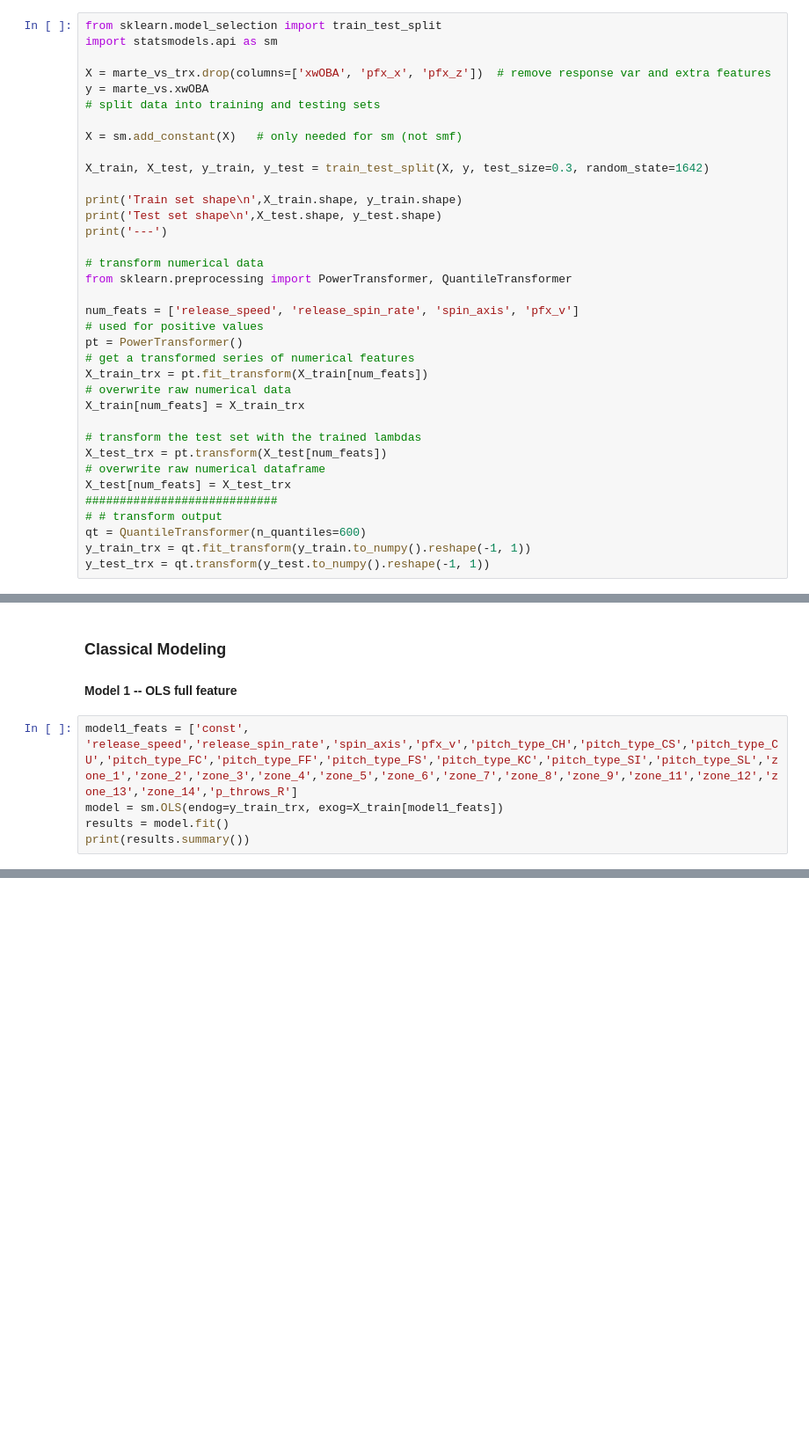
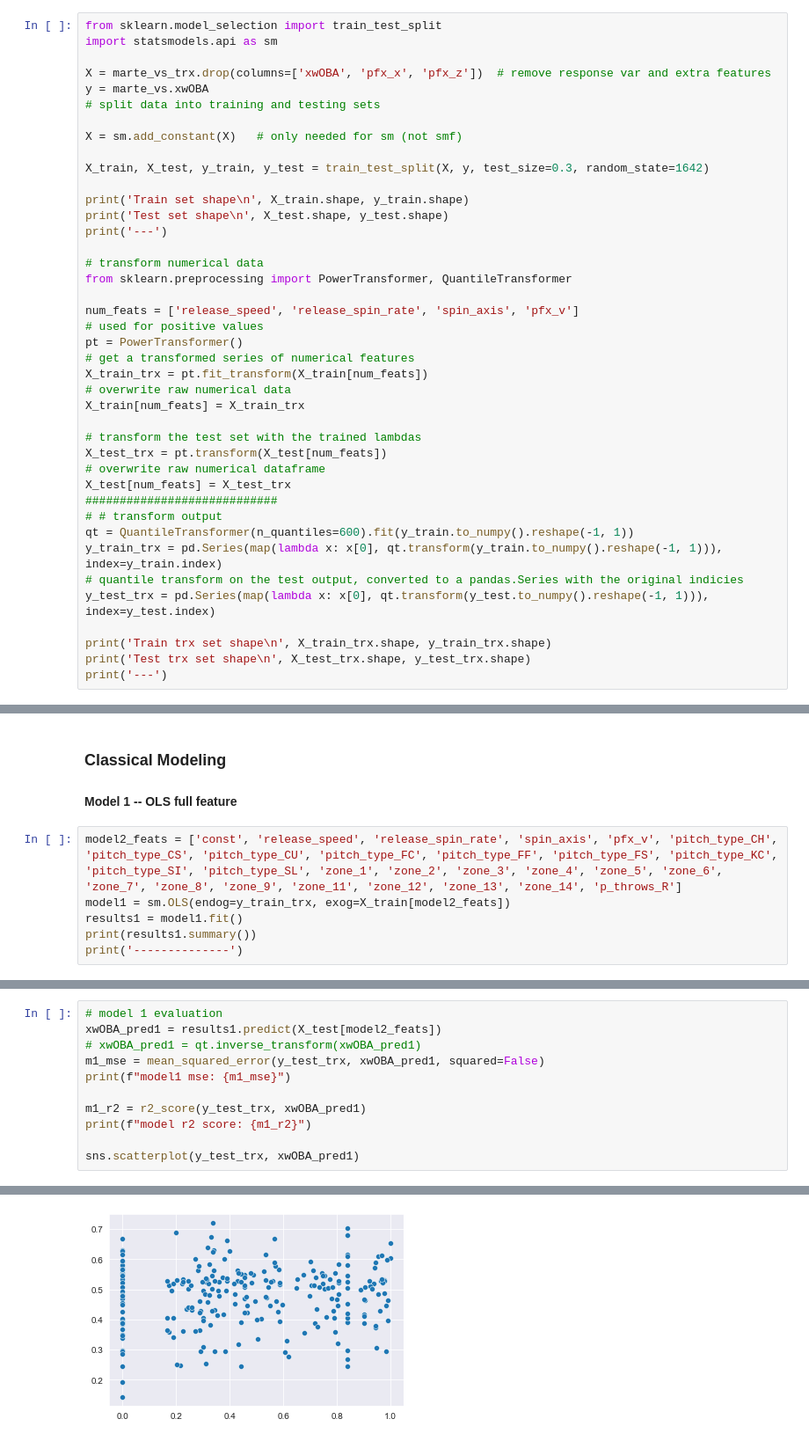
Before and after one commit to trpubz/DBacksAnalysis, a Jupyter notebook: 3Data Preparation/DataPrep.ipynb, the cells around one changed output, grey strips where cells are left out. Shown: that part at 88% size. Drawn from its saved outputs; the diff is of its cells as text; blank space fills up the shorter version.

Commit message:
finished classical modeling & added wk7 files

```diff
--- a/3Data Preparation/DataPrep.ipynb
+++ b/3Data Preparation/DataPrep.ipynb
@@ -181,8 +177,8 @@ X = sm.add_constant(X)   # only needed for sm (not smf)
 
 X_train, X_test, y_train, y_test = train_test_split(X, y, test_size=0.3, random_state=1642)
 
-print('Train set shape\n',X_train.shape, y_train.shape)
-print('Test set shape\n',X_test.shape, y_test.shape)
+print('Train set shape\n', X_train.shape, y_train.shape)
+print('Test set shape\n', X_test.shape, y_test.shape)
 print('---')
 
 # transform numerical data
@@ -202,9 +198,14 @@ X_test_trx = pt.transform(X_test[num_feats])
 X_test[num_feats] = X_test_trx
 ############################
 # # transform output
-qt = QuantileTransformer(n_quantiles=600)
-y_train_trx = qt.fit_transform(y_train.to_numpy().reshape(-1, 1))
-y_test_trx = qt.transform(y_test.to_numpy().reshape(-1, 1))
+qt = QuantileTransformer(n_quantiles=600).fit(y_train.to_numpy().reshape(-1, 1))
+y_train_trx = pd.Series(map(lambda x: x[0], qt.transform(y_train.to_numpy().reshape(-1, 1))), index=y_train.index)
+# quantile transform on the test output, converted to a pandas.Series with the original indicies
+y_test_trx = pd.Series(map(lambda x: x[0], qt.transform(y_test.to_numpy().reshape(-1, 1))), index=y_test.index)
+
+print('Train trx set shape\n', X_train_trx.shape, y_train_trx.shape)
+print('Test trx set shape\n', X_test_trx.shape, y_test_trx.shape)
+print('---')
 # %% [output]
 Train set shape
  (601, 31) (601,)
@@ -235,10 +241,11 @@ naive r2 score: -0.002290620051955017
 ### Classical Modeling
 #### Model 1 -- OLS full feature
 # %%
-model1_feats = ['const', 'release_speed','release_spin_rate','spin_axis','pfx_v','pitch_type_CH','pitch_type_CS','pitch_type_CU','pitch_type_FC','pitch_type_FF','pitch_type_FS','pitch_type_KC','pitch_type_SI','pitch_type_SL','zone_1','zone_2','zone_3','zone_4','zone_5','zone_6','zone_7','zone_8','zone_9','zone_11','zone_12','zone_13','zone_14','p_throws_R']
-model = sm.OLS(endog=y_train_trx, exog=X_train[model1_feats])
-results = model.fit()
-print(results.summary())
+model2_feats = ['const', 'release_speed', 'release_spin_rate', 'spin_axis', 'pfx_v', 'pitch_type_CH', 'pitch_type_CS', 'pitch_type_CU', 'pitch_type_FC', 'pitch_type_FF', 'pitch_type_FS', 'pitch_type_KC', 'pitch_type_SI', 'pitch_type_SL', 'zone_1', 'zone_2', 'zone_3', 'zone_4', 'zone_5', 'zone_6', 'zone_7', 'zone_8', 'zone_9', 'zone_11', 'zone_12', 'zone_13', 'zone_14', 'p_throws_R']
+model1 = sm.OLS(endog=y_train_trx, exog=X_train[model2_feats])
+results1 = model1.fit()
+print(results1.summary())
+print('--------------')
 # %% [output]
                             OLS Regression Results
 ==============================================================================
@@ -259,0 +267,12 @@ strong multicollinearity problems or that the design matrix is singular.
+# %%
+# model 1 evaluation
+xwOBA_pred1 = results1.predict(X_test[model2_feats])
+# xwOBA_pred1 = qt.inverse_transform(xwOBA_pred1)
+m1_mse = mean_squared_error(y_test_trx, xwOBA_pred1, squared=False)
+print(f"model1 mse: {m1_mse}")
+
+m1_r2 = r2_score(y_test_trx, xwOBA_pred1)
+print(f"model r2 score: {m1_r2}")
+
+sns.scatterplot(y_test_trx, xwOBA_pred1)
+# %% [output]
@@ -259,0 +282 @@ strong multicollinearity problems or that the design matrix is singular.
+[figure, added]
```
Also changed, not shown: parts of 21 cells of this notebook.
